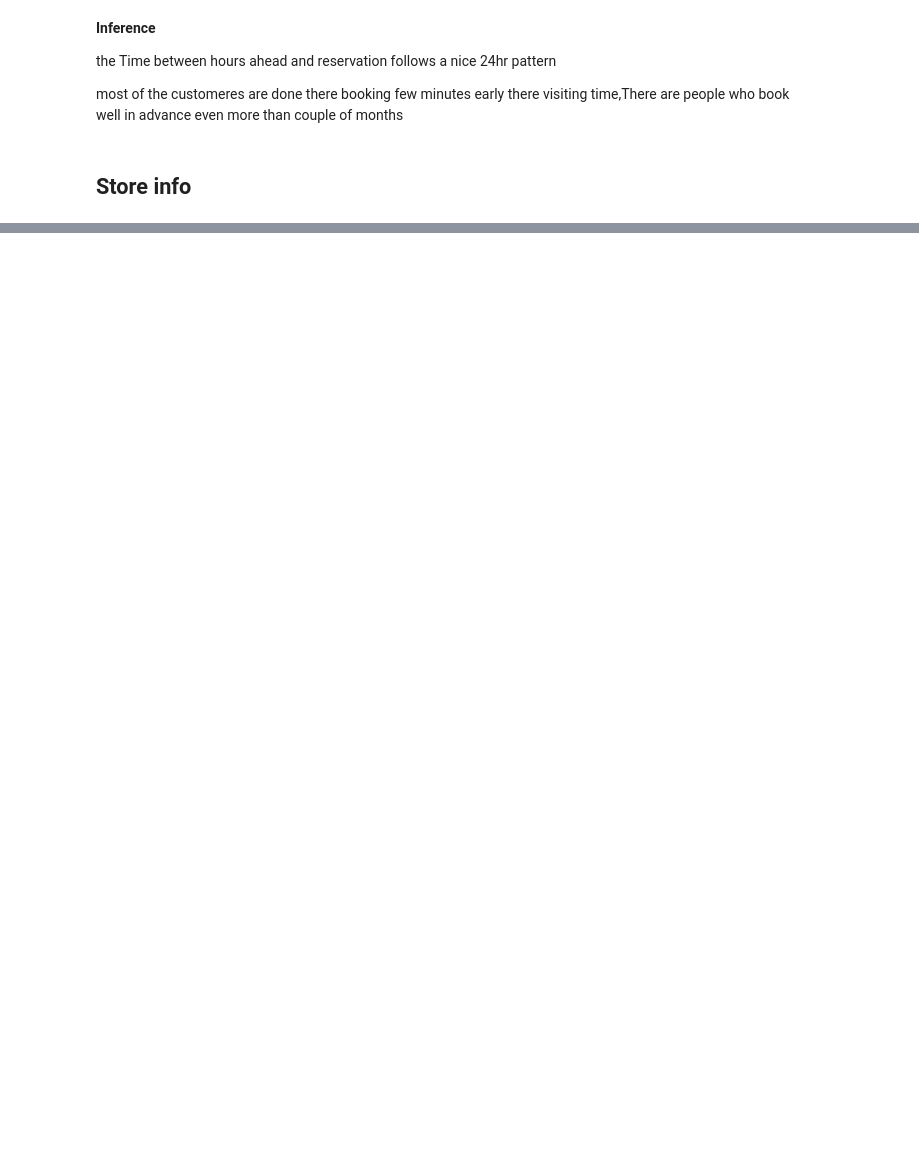
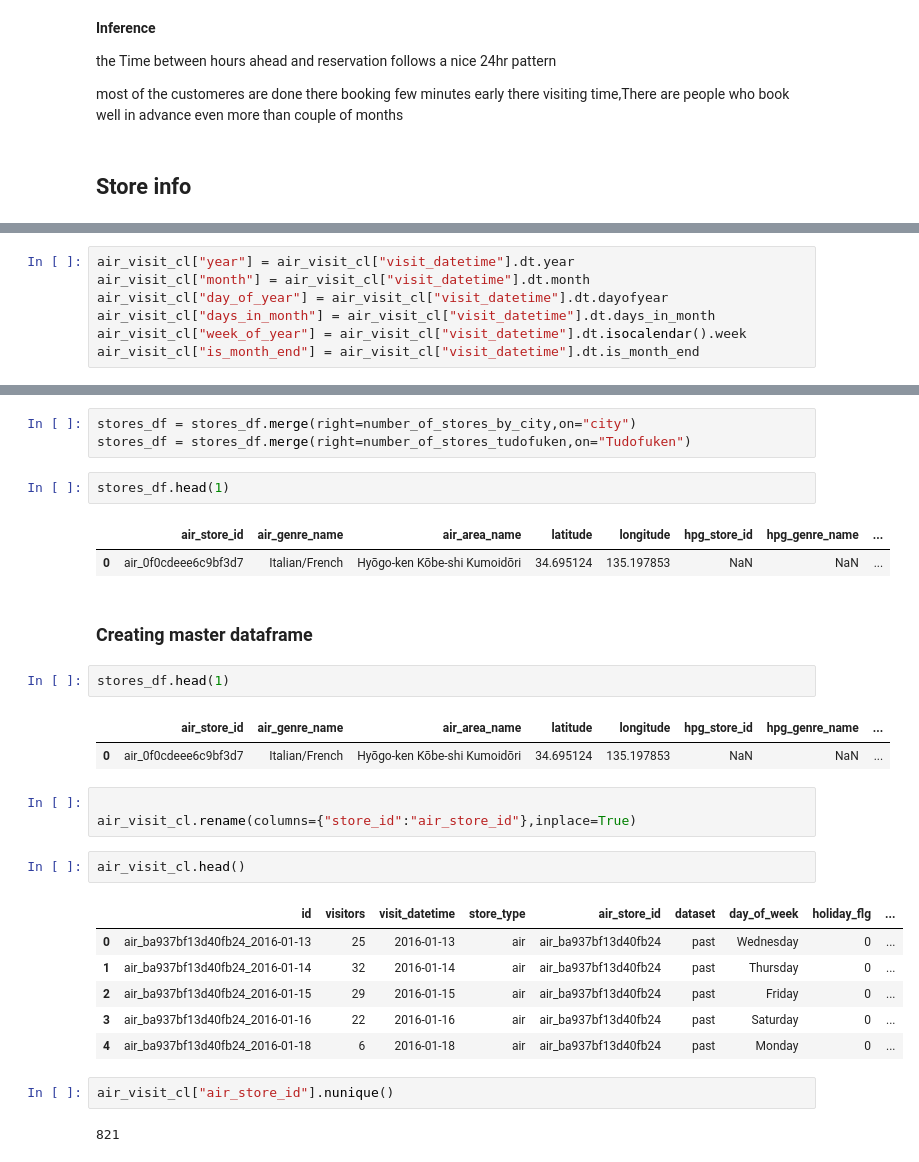
Before and after one commit to prasadPattuvamVeedu/Restaurent_visitor_forecating, a Jupyter notebook: resturent_visitor.ipynb, the cells around one changed output, grey strips where cells are left out. Saved outputs shown, nothing was run; the diff lists cells and outputs as text; blank space fills up the shorter version.

```diff
--- a/resturent_visitor.ipynb
+++ b/resturent_visitor.ipynb
@@ -1547,0 +1614,7 @@ location
+# %%
+air_visit_cl["year"] = air_visit_cl["visit_datetime"].dt.year
+air_visit_cl["month"] = air_visit_cl["visit_datetime"].dt.month
+air_visit_cl["day_of_year"] = air_visit_cl["visit_datetime"].dt.dayofyear
+air_visit_cl["days_in_month"] = air_visit_cl["visit_datetime"].dt.days_in_month
+air_visit_cl["week_of_year"] = air_visit_cl["visit_datetime"].dt.isocalendar().week
+air_visit_cl["is_month_end"] = air_visit_cl["visit_datetime"].dt.is_month_end
@@ -1547,0 +1667,31 @@ location
+# %%
+stores_df = stores_df.merge(right=number_of_stores_by_city,on="city")
+stores_df = stores_df.merge(right=number_of_stores_tudofuken,on="Tudofuken")
+# %%
+stores_df.head(1)
+# %% [output]
+|  | air_store_id | air_genre_name | air_area_name | latitude | longitude | hpg_store_id | hpg_genre_name | ... |
+| 0 | air_0f0cdeee6c9bf3d7 | Italian/French | Hyōgo-ken Kōbe-shi Kumoidōri | 34.695124 | 135.197853 | NaN | NaN | ... |
+# %% [markdown]
+<h3>Creating master dataframe</h3>
+# %%
+stores_df.head(1)
+# %% [output]
+|  | air_store_id | air_genre_name | air_area_name | latitude | longitude | hpg_store_id | hpg_genre_name | ... |
+| 0 | air_0f0cdeee6c9bf3d7 | Italian/French | Hyōgo-ken Kōbe-shi Kumoidōri | 34.695124 | 135.197853 | NaN | NaN | ... |
+# %%
+
+air_visit_cl.rename(columns={"store_id":"air_store_id"},inplace=True)
+# %%
+air_visit_cl.head()
+# %% [output]
+|  | id | visitors | visit_datetime | store_type | air_store_id | dataset | day_of_week | holiday_flg | ... |
+| 0 | air_ba937bf13d40fb24_2016-01-13 | 25 | 2016-01-13 | air | air_ba937bf13d40fb24 | past | Wednesday | 0 | ... |
+| 1 | air_ba937bf13d40fb24_2016-01-14 | 32 | 2016-01-14 | air | air_ba937bf13d40fb24 | past | Thursday | 0 | ... |
+| 2 | air_ba937bf13d40fb24_2016-01-15 | 29 | 2016-01-15 | air | air_ba937bf13d40fb24 | past | Friday | 0 | ... |
+| 3 | air_ba937bf13d40fb24_2016-01-16 | 22 | 2016-01-16 | air | air_ba937bf13d40fb24 | past | Saturday | 0 | ... |
+| 4 | air_ba937bf13d40fb24_2016-01-18 | 6 | 2016-01-18 | air | air_ba937bf13d40fb24 | past | Monday | 0 | ... |
+# %%
+air_visit_cl["air_store_id"].nunique()
+# %% [output]
+821
```
Also changed, not shown: parts of 46 cells of this notebook.
